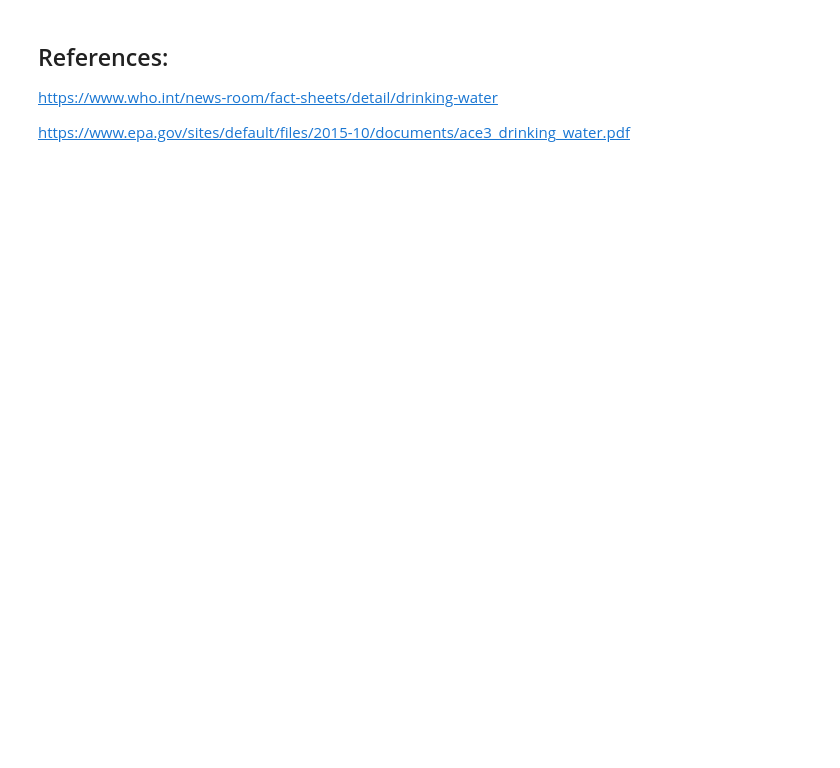
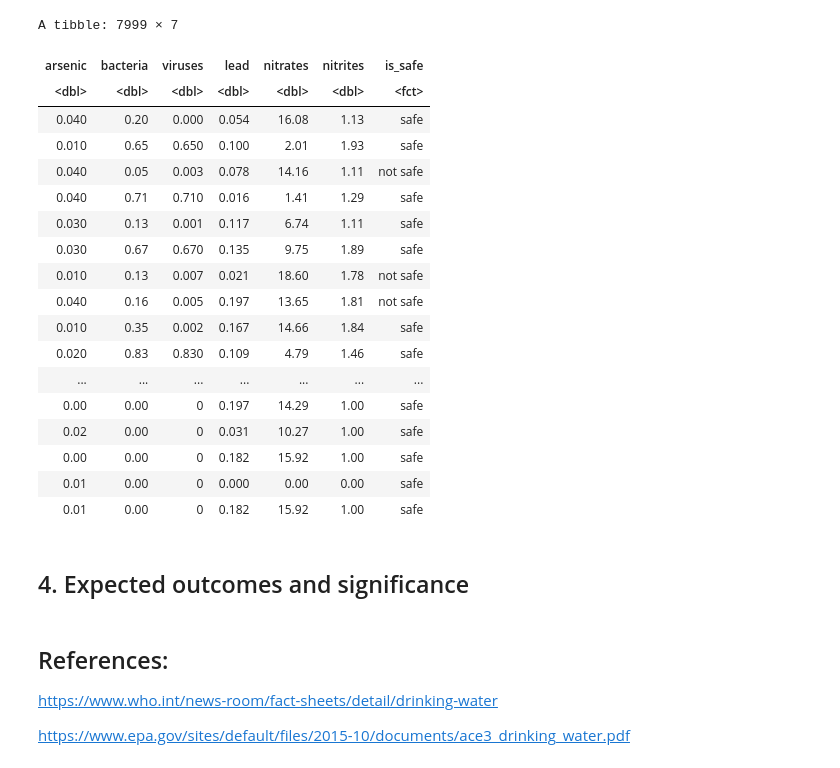
Before and after one commit to zayan-sheikh/DSCI-G13-Project, a Jupyter notebook: proj.ipynb, the cells around one changed output. Drawn from its saved outputs; the diff is of its cells as text; code cells hidden in the pictures; blank space fills up the shorter version.

```diff
--- a/proj.ipynb
+++ b/proj.ipynb
@@ -88,3 +100,29 @@ water_train_plot
+# %%
+data <-
+
+data
+# %% [output]
+A tibble: 7999 × 7
+| arsenic | bacteria | viruses | lead | nitrates | nitrites | is_safe |
+| <dbl> | <dbl> | <dbl> | <dbl> | <dbl> | <dbl> | <fct> |
+| 0.040 | 0.20 | 0.000 | 0.054 | 16.08 | 1.13 | safe |
+| 0.010 | 0.65 | 0.650 | 0.100 | 2.01 | 1.93 | safe |
+| 0.040 | 0.05 | 0.003 | 0.078 | 14.16 | 1.11 | not safe |
+| 0.040 | 0.71 | 0.710 | 0.016 | 1.41 | 1.29 | safe |
+| 0.030 | 0.13 | 0.001 | 0.117 | 6.74 | 1.11 | safe |
+| 0.030 | 0.67 | 0.670 | 0.135 | 9.75 | 1.89 | safe |
+| 0.010 | 0.13 | 0.007 | 0.021 | 18.60 | 1.78 | not safe |
+| 0.040 | 0.16 | 0.005 | 0.197 | 13.65 | 1.81 | not safe |
+| 0.010 | 0.35 | 0.002 | 0.167 | 14.66 | 1.84 | safe |
+| 0.020 | 0.83 | 0.830 | 0.109 | 4.79 | 1.46 | safe |
+| ... | ... | ... | ... | ... | ... | ... |
+| 0.00 | 0.00 | 0 | 0.197 | 14.29 | 1.00 | safe |
+| 0.02 | 0.00 | 0 | 0.031 | 10.27 | 1.00 | safe |
+| 0.00 | 0.00 | 0 | 0.182 | 15.92 | 1.00 | safe |
+| 0.01 | 0.00 | 0 | 0.000 | 0.00 | 0.00 | safe |
+| 0.01 | 0.00 | 0 | 0.182 | 15.92 | 1.00 | safe |
+# %% [markdown]
+## 4. Expected outcomes and significance ##
 # %% [markdown]
 ## References: ##
 
```
Also changed, not shown: parts of 11 cells of this notebook.
